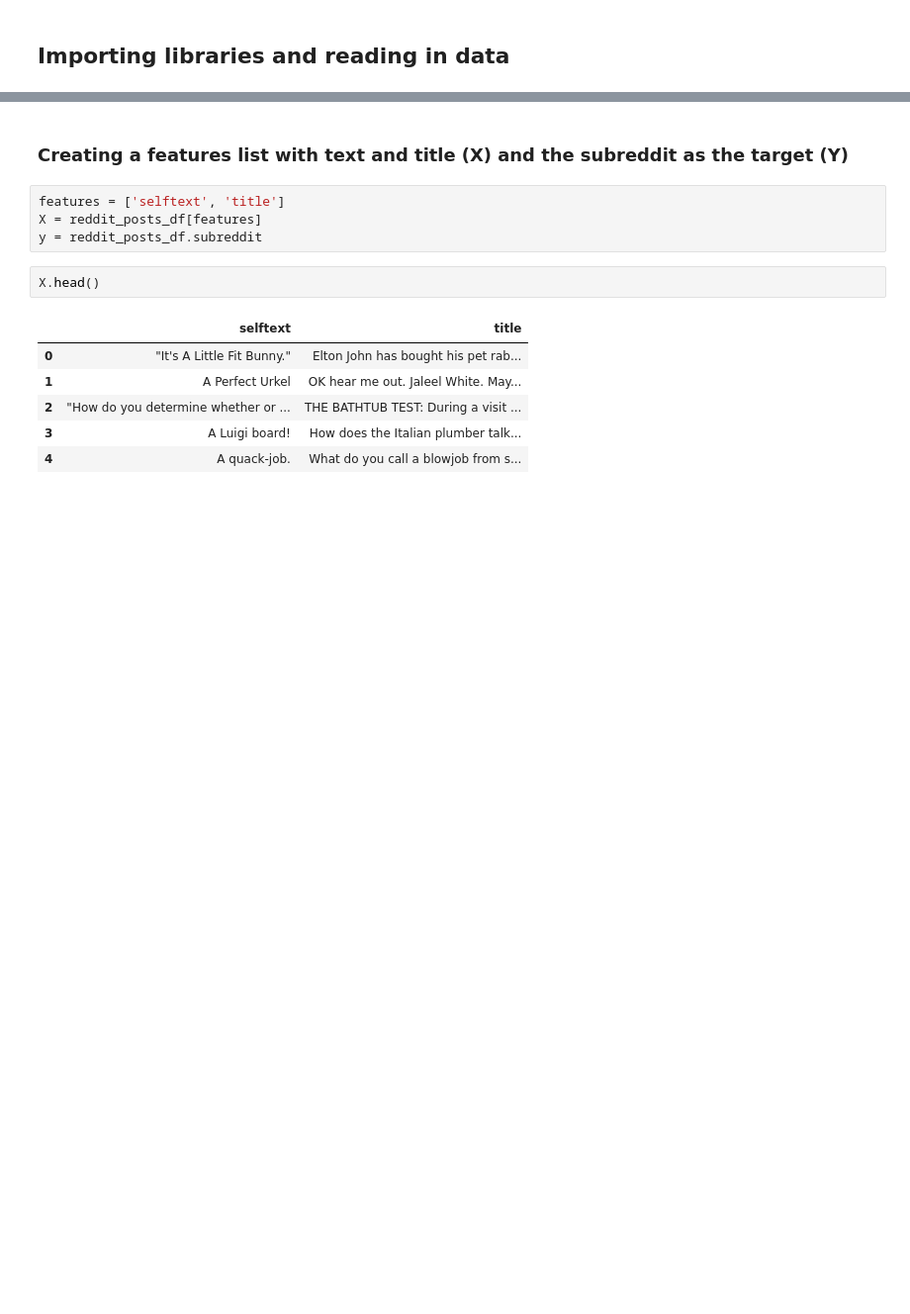
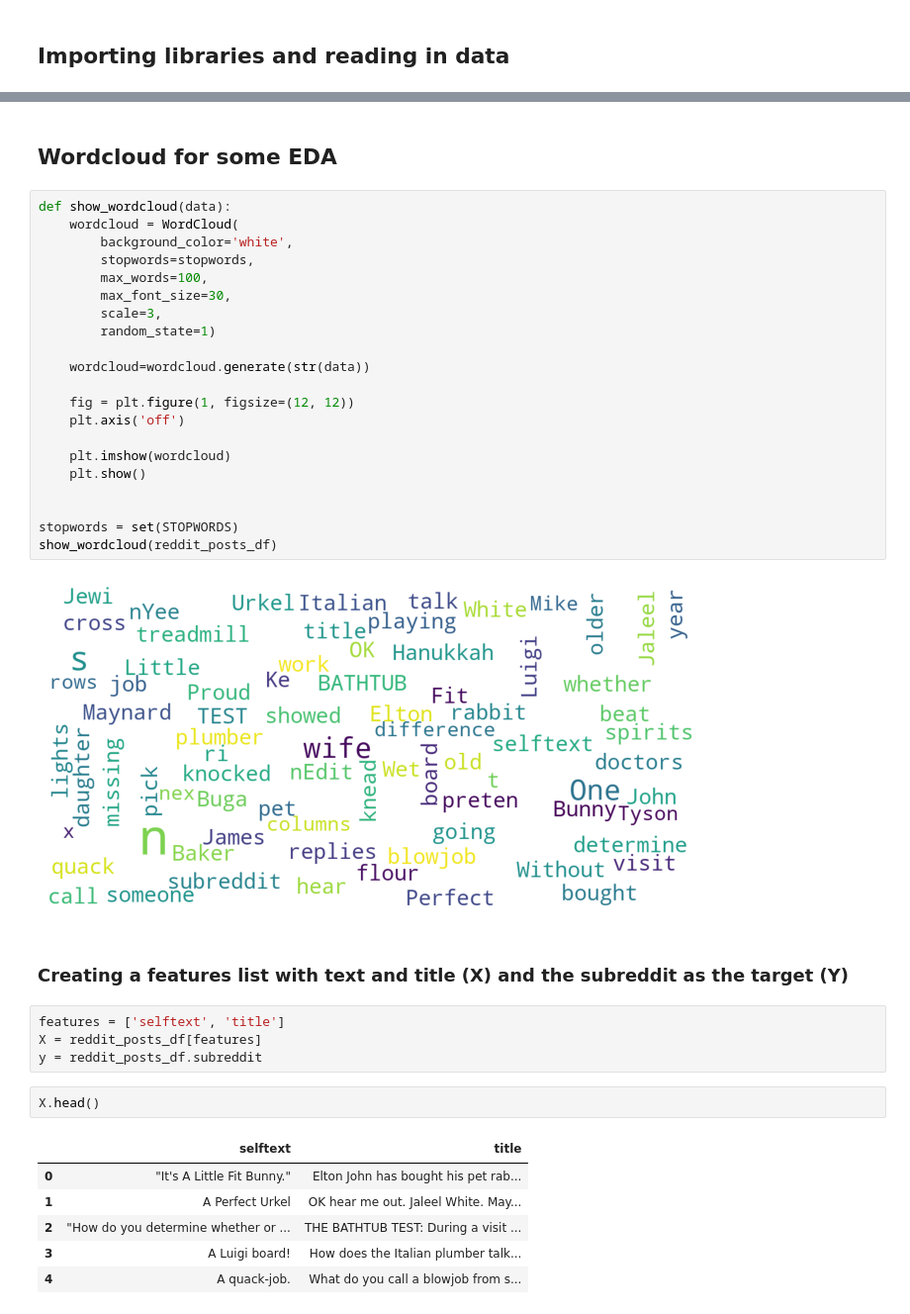
Before and after one commit to abhayKRak3n/Group17-ML-Project, a Jupyter notebook: Data_Modelling.ipynb, the cells around one changed output, grey strips where cells are left out. Shown: that part at 99% size. Cells and saved outputs as stored; diff of their text form; blank space fills up the shorter version.

```diff
--- a/Data_Modelling.ipynb
+++ b/Data_Modelling.ipynb
@@ -36,6 +35,31 @@ reddit_posts_df
 | 3471 | Wet. | 0 | What do you get when you cross a ... |
 | 3472 | One’s going to get their lights k... | 0 | What’s the difference between Mik... |
 3473 rows × 3 columns
+# %% [markdown]
+## Wordcloud for some EDA
+# %%
+def show_wordcloud(data):
+    wordcloud = WordCloud(
+        background_color='white',
+        stopwords=stopwords,
+        max_words=100,
+        max_font_size=30,
+        scale=3,
+        random_state=1)
+
+    wordcloud=wordcloud.generate(str(data))
+
+    fig = plt.figure(1, figsize=(12, 12))
+    plt.axis('off')
+
+    plt.imshow(wordcloud)
+    plt.show()
+
+
+stopwords = set(STOPWORDS)
+show_wordcloud(reddit_posts_df)
+# %% [output]
+[figure, added]
 # %% [markdown]
 ### Creating a features list with text and title (X) and the subreddit as the target (Y)
 # %%
```
Also changed, not shown: parts of 17 cells of this notebook.
